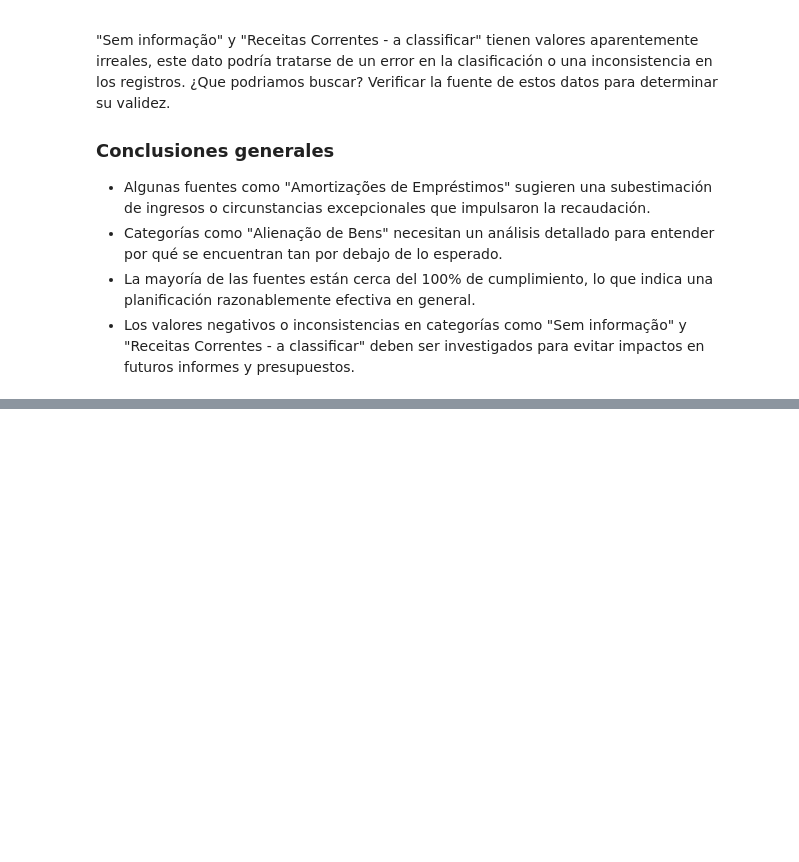
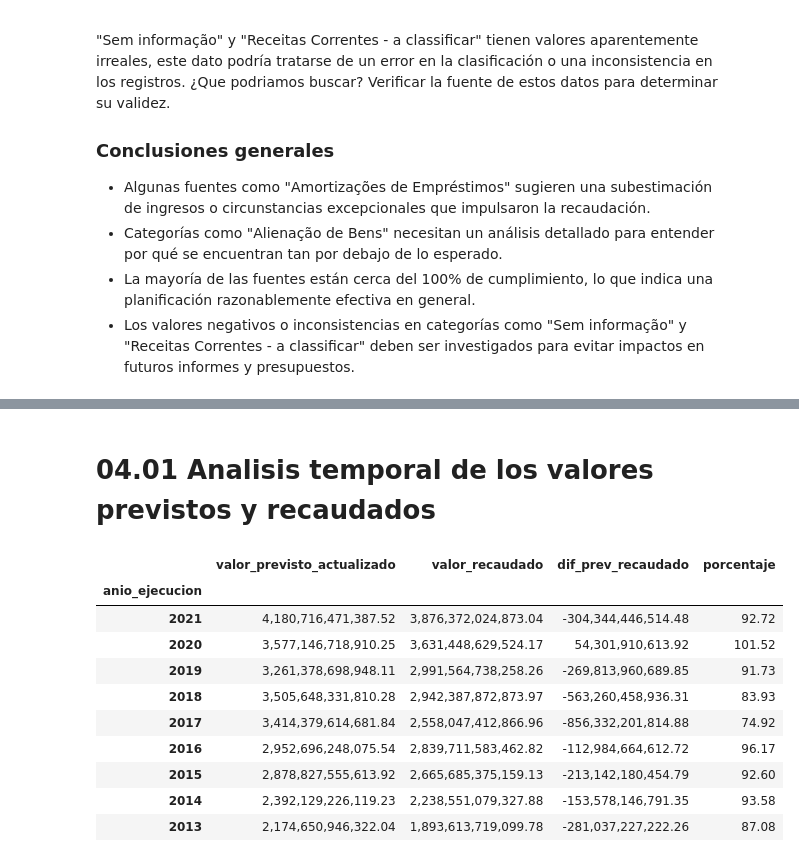
Before and after one commit to aSalomon96/Proyecto2_Ingresos_publicos_BRA, a Jupyter notebook: tratamiento/02_EDAs.ipynb, the cells around one changed output, grey strips where cells are left out. Cells and saved outputs as stored; diff of their text form; code cells hidden in the pictures; blank space fills up the shorter version.

```diff
--- a/tratamiento/02_EDAs.ipynb
+++ b/tratamiento/02_EDAs.ipynb
@@ -231,0 +340,22 @@ Passing `palette` without assigning `hue` is deprecated and will be removed in v
+# %% [markdown]
+# 04.01 Analisis temporal de los valores previstos y recaudados
+# %%
+df_temporal = df.groupby(['anio_ejecucion'])[['valor_previsto_actualizado','valor_recaudado']].sum() ## Agrupamos por categoria economica
+df_temporal["dif_prev_recaudado"] = (df_temporal["valor_recaudado"]-df_temporal["valor_previsto_actualizado"]) ## Vemos la diferencia entre el valor de recaudacion actualizado y el real.
+df_temporal["porcentaje"] = (df_temporal["valor_recaudado"]/df_temporal["valor_previsto_actualizado"]*100)
+df_temporal = df_temporal.sort_values(["anio_ejecucion"], ascending=[False]) ## ordenamos por porcentaje
+
+
+df_temporal
+# %% [output]
+|  | valor_previsto_actualizado | valor_recaudado | dif_prev_recaudado | porcentaje |
+| anio_ejecucion |  |  |  |  |
+| 2021 | 4,180,716,471,387.52 | 3,876,372,024,873.04 | -304,344,446,514.48 | 92.72 |
+| 2020 | 3,577,146,718,910.25 | 3,631,448,629,524.17 | 54,301,910,613.92 | 101.52 |
+| 2019 | 3,261,378,698,948.11 | 2,991,564,738,258.26 | -269,813,960,689.85 | 91.73 |
+| 2018 | 3,505,648,331,810.28 | 2,942,387,872,873.97 | -563,260,458,936.31 | 83.93 |
+| 2017 | 3,414,379,614,681.84 | 2,558,047,412,866.96 | -856,332,201,814.88 | 74.92 |
+| 2016 | 2,952,696,248,075.54 | 2,839,711,583,462.82 | -112,984,664,612.72 | 96.17 |
+| 2015 | 2,878,827,555,613.92 | 2,665,685,375,159.13 | -213,142,180,454.79 | 92.60 |
+| 2014 | 2,392,129,226,119.23 | 2,238,551,079,327.88 | -153,578,146,791.35 | 93.58 |
+| 2013 | 2,174,650,946,322.04 | 1,893,613,719,099.78 | -281,037,227,222.26 | 87.08 |
```
Also changed, not shown: parts of 16 cells of this notebook.
